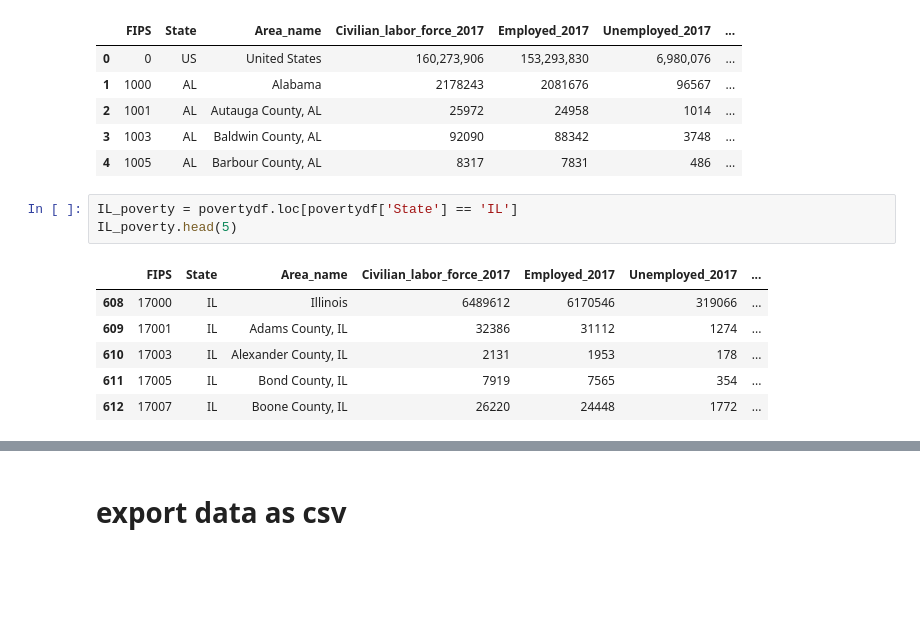
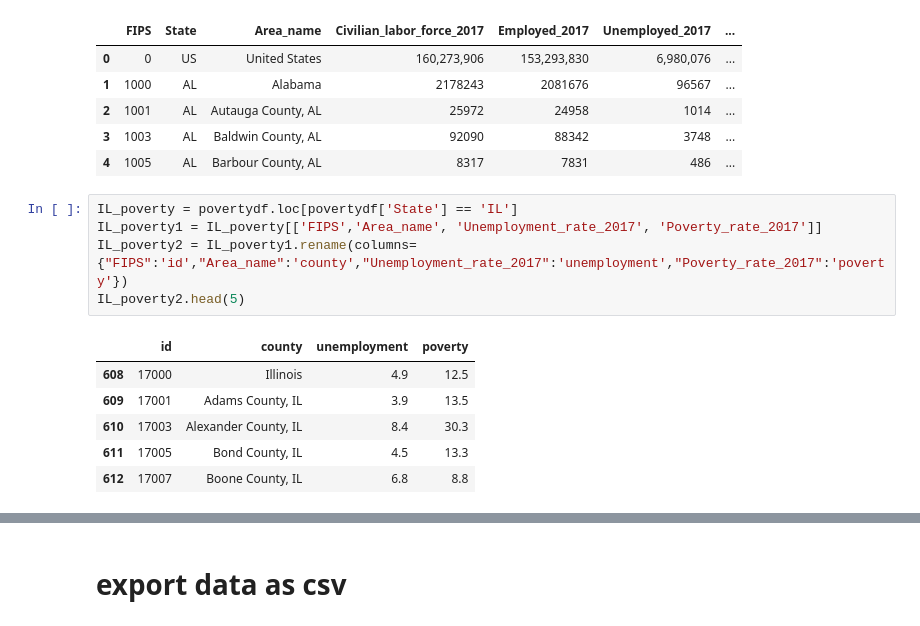
Before and after one commit to hmakinde/ETL_groupproject, a Jupyter notebook: ETL-Homework.ipynb, the cells around one changed output, grey strips where cells are left out. Saved outputs shown, nothing was run; the diff lists cells and outputs as text; blank space fills up the shorter version.

```diff
--- a/ETL-Homework.ipynb
+++ b/ETL-Homework.ipynb
@@ -229,11 +226,13 @@ povertydf.head(5)
 | 4 | 1005 | AL | Barbour County, AL | 8317 | 7831 | 486 | ... |
 # %%
 IL_poverty = povertydf.loc[povertydf['State'] == 'IL']
-IL_poverty.head(5)
+IL_poverty1 = IL_poverty[['FIPS','Area_name', 'Unemployment_rate_2017', 'Poverty_rate_2017']]
+IL_poverty2 = IL_poverty1.rename(columns={"FIPS":'id',"Area_name":'county',"Unemployment_rate_2017":'unemployment',"Poverty_rate_2017":'poverty'})
+IL_poverty2.head(5)
 # %% [output]
-|  | FIPS | State | Area_name | Civilian_labor_force_2017 | Employed_2017 | Unemployed_2017 | ... |
-| 608 | 17000 | IL | Illinois | 6489612 | 6170546 | 319066 | ... |
-| 609 | 17001 | IL | Adams County, IL | 32386 | 31112 | 1274 | ... |
-| 610 | 17003 | IL | Alexander County, IL | 2131 | 1953 | 178 | ... |
-| 611 | 17005 | IL | Bond County, IL | 7919 | 7565 | 354 | ... |
-| 612 | 17007 | IL | Boone County, IL | 26220 | 24448 | 1772 | ... |
+|  | id | county | unemployment | poverty |
+| 608 | 17000 | Illinois | 4.9 | 12.5 |
+| 609 | 17001 | Adams County, IL | 3.9 | 13.5 |
+| 610 | 17003 | Alexander County, IL | 8.4 | 30.3 |
+| 611 | 17005 | Bond County, IL | 4.5 | 13.3 |
+| 612 | 17007 | Boone County, IL | 6.8 | 8.8 |
```
Also changed, not shown: parts of 38 cells of this notebook, 2 other files.
